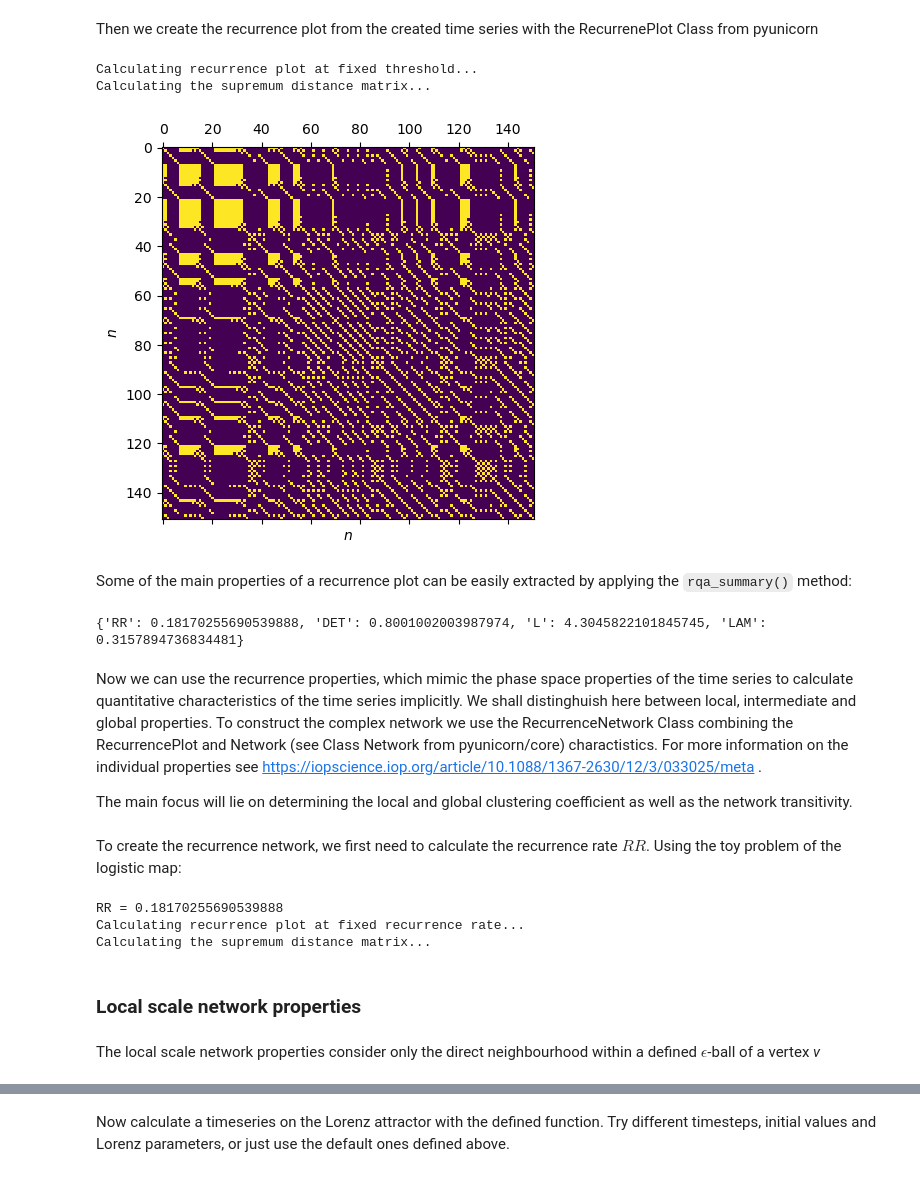
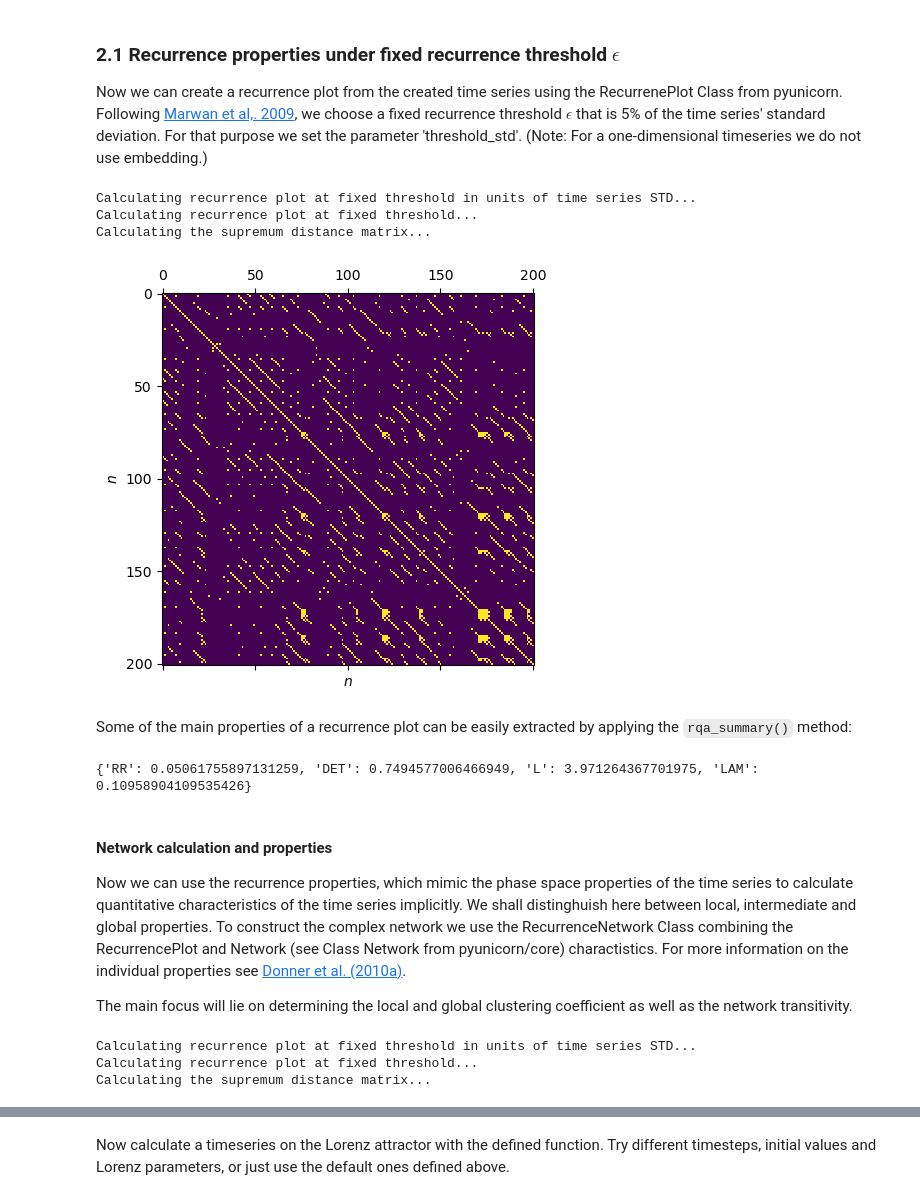
Before and after one commit to pik-copan/pyunicorn, a Jupyter notebook: notebooks/tutorial_recurrenceNetwork.ipynb, the cells around one changed output, grey strips where cells are left out. Drawn from its saved outputs; the diff is of its cells as text; code cells hidden in the pictures.

```diff
--- a/notebooks/tutorial_recurrenceNetwork.ipynb
+++ b/notebooks/tutorial_recurrenceNetwork.ipynb
@@ -55,5 +57,5 @@ Creating a toy nonlinear time series using a logistic map function.
 # %%
-def logistic_map(x0, r, T):
+def logistic_map(x0, r, T, spinup=100):
     """
     Returns a time series of length T using the logistic map
     x_(n+1) = r*x_n(1-x_n) at parameter r and using the initial condition x0.
@@ -61,17 +63,23 @@ def logistic_map(x0, r, T):
     INPUT: x0 - Initial condition, 0 <= x0 <= 1
             r - Bifurcation parameter, 0 <= r <= 4
             T - length of the desired time series
+            spinup - number of spinup-timesteps before storing results to output
+    OUTPUT: numpy array of timeseries under given parameters
     """
+    # spinup
+    for n in range(spinup):
+        x0 = r * x0 * (1 - x0)
+
     #  Initialize timeSeries as python list with initial condition as first entry
-    timeSeries = [x0]
+    timeseries = [x0]
 
     for n in range(T):
         # get current timestep value
-        xn = timeSeries[n]
+        xn = timeseries[n]
         # calculate next timestep value
         xstep = r * xn * (1 - xn)
         # append new timestep value to timeSeries
-        timeSeries.append(xstep)
+        timeseries.append(xstep)
 
-    return np.array(timeSeries)
+    return np.array(timeseries)
 # %% [markdown]
@@ -82,4 +92,13 @@ r = 3.679  # Bifurcation parameter
 x0 = 0.7   # Initial value
 
 #  Length of the time series
-T = 150
+T = 200
+
+#Generate the timeseries
+time_series = logistic_map(x0, r, T)
+
+#  Plot the time series
+plt.figure(figsize=(14, 4), dpi=80)
+plt.plot(time_series, "r")
+plt.xlabel("$n$")
+plt.ylabel("$x_n$")
@@ -98,52 +108,43 @@ Text(0, 0.5, '$x_n$')
 # %% [markdown]
-Then we create the recurrence plot from the created time series with the RecurrenePlot Class from pyunicorn
+### 2.1 Recurrence properties under fixed recurrence threshold $\epsilon$
+
+Now we can create a recurrence plot from the created time series using the RecurrenePlot Class from pyunicorn. Following [Marwan et al,. 2009](https://arxiv.org/abs/0907.3368), we choose a fixed recurrence threshold $\epsilon$ that is 5% of the time series' standard deviation. For that purpose we set the parameter 'threshold_std'. (Note: For a one-dimensional timeseries we do not use embedding.)
 # %%
-#  Settings for the embedding: no embedding for one-dimensional map
-DIM = 1  # Embedding dimension
-TAU = 0  # Embedding delay
+EPS_std = 0.05  # Fixed recurrence threshold in units of the time series' standard deviation
 
-# Distance metric in phase space ->
-# Possible choices ("manhattan","euclidean","supremum")
+# Default distance metric in phase space: "supremum"
+# Can also be set to "euclidean" or "manhattan".
 METRIC = "supremum"
 
-EPS = 0.05  # Fixed recurrence threshold
-
-rp = RecurrencePlot(time_series, dim=DIM, tau=TAU, metric=METRIC,
-                    normalize=False, threshold=EPS)
+rp = RecurrencePlot(time_series, metric=METRIC,
+                    normalize=False, threshold_std=EPS_std)
 
 plt.matshow(rp.recurrence_matrix())
 plt.xlabel("$n$")
 plt.ylabel("$n$")
 plt.show()
 # %% [output]
+Calculating recurrence plot at fixed threshold in units of time series STD...
 Calculating recurrence plot at fixed threshold...
 Calculating the supremum distance matrix...
-[figure, old version]
+[figure, new version]
 # %% [markdown]
 Some of the main properties of a recurrence plot can be easily extracted by applying the `rqa_summary()` method:
 # %%
 print(rp.rqa_summary())
 # %% [output]
-{'RR': 0.18170255690539888, 'DET': 0.8001002003987974, 'L': 4.3045822101845745, 'LAM': 0.3157894736834481}
+{'RR': 0.05061755897131259, 'DET': 0.7494577006466949, 'L': 3.971264367701975, 'LAM': 0.10958904109535426}
 # %% [markdown]
-Now we can use the recurrence properties, which mimic the phase space properties of the time series to calculate quantitative characteristics of the time series implicitly. We shall distinghuish here between local, intermediate and global properties. To construct the complex network we use the RecurrenceNetwork Class combining the RecurrencePlot and Network (see Class Network from pyunicorn/core) charactistics. For more information on the individual properties see https://iopscience.iop.org/article/10.1088/1367-2630/12/3/033025/meta .
+#### Network calculation and properties
+
+Now we can use the recurrence properties, which mimic the phase space properties of the time series to calculate quantitative characteristics of the time series implicitly. We shall distinghuish here between local, intermediate and global properties. To construct the complex network we use the RecurrenceNetwork Class combining the RecurrencePlot and Network (see Class Network from pyunicorn/core) charactistics. For more information on the individual properties see [Donner et al. (2010a)](https://iopscience.iop.org/article/10.1088/1367-2630/12/3/033025/meta).
 
 The main focus will lie on determining the local and global clustering coefficient as well as the network transitivity.
-# %% [markdown]
-To create the recurrence network, we first need to calculate the recurrence rate $RR$. Using the toy problem of the logistic map:
 # %%
-#RR gives the percentage of black dots in the recurrence plot (see Figure B).
-RR = rp.recurrence_rate()
-print(f"RR = {RR}")
-
-rn = RecurrenceNetwork(time_series, dim=DIM, tau=TAU, metric=METRIC,
-                       normalize=False, recurrence_rate=RR)
+rn = RecurrenceNetwork(time_series, metric=METRIC,
+                       normalize=False, threshold_std=EPS_std)
 # %% [output]
-RR = 0.18170255690539888
-Calculating recurrence plot at fixed recurrence rate...
+Calculating recurrence plot at fixed threshold in units of time series STD...
+Calculating recurrence plot at fixed threshold...
 Calculating the supremum distance matrix...
-# %% [markdown]
-### Local scale network properties
-# %% [markdown]
-The local scale network properties consider only the direct neighbourhood within a defined $\epsilon$-ball  of a vertex *v*
 # %% [markdown]
```
Also changed, not shown: parts of 43 cells of this notebook.
